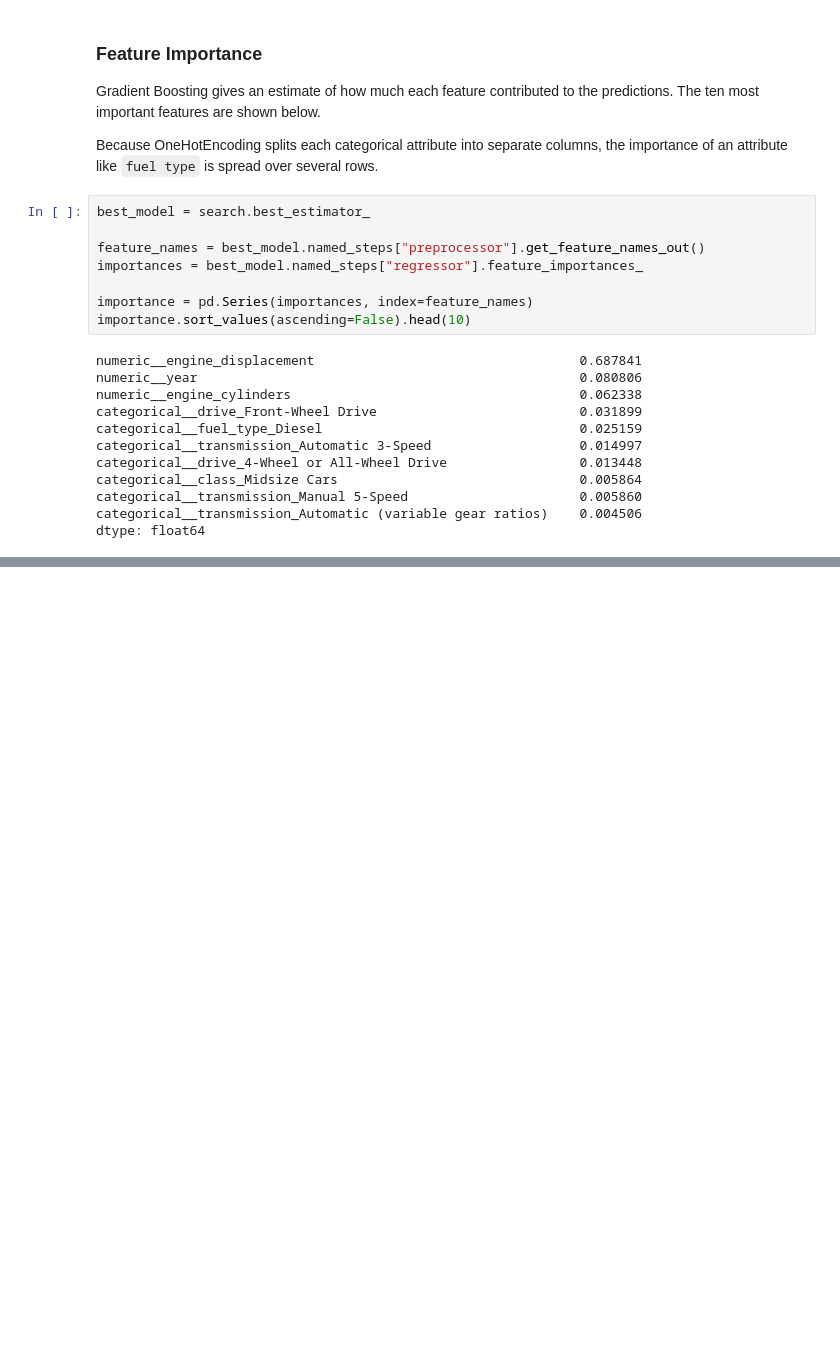
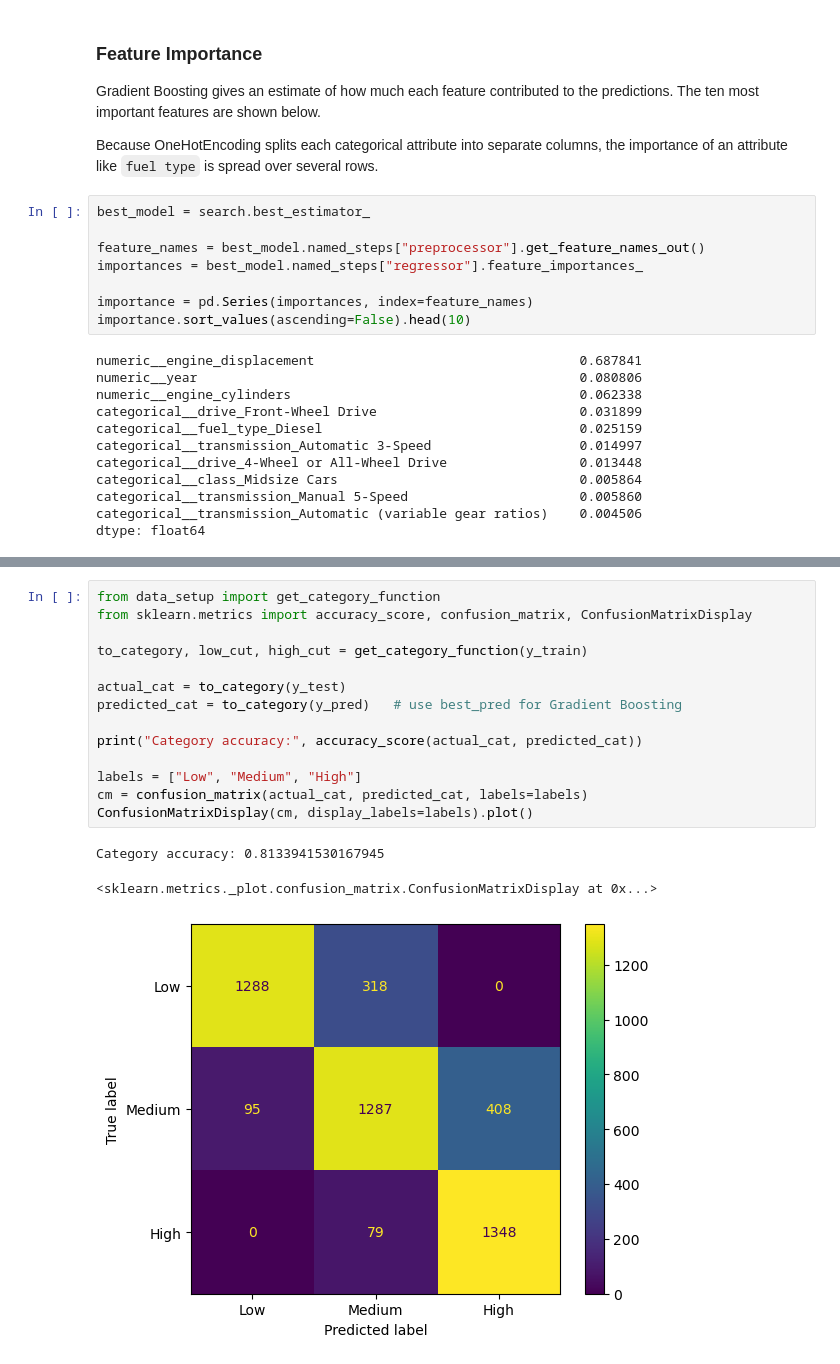
Before and after one commit to theorob284/Fuel-Classification, a Jupyter notebook: src/Gradient_Boost.ipynb, the cells around one changed output, grey strips where cells are left out. Drawn from its saved outputs; the diff is of its cells as text; blank space fills up the shorter version.

Commit message:
reverted strict deduplication, generated confusion matrices

```diff
--- a/src/Gradient_Boost.ipynb
+++ b/src/Gradient_Boost.ipynb
@@ -273,0 +278,18 @@ dtype: float64
+# %%
+from data_setup import get_category_function
+from sklearn.metrics import accuracy_score, confusion_matrix, ConfusionMatrixDisplay
+
+to_category, low_cut, high_cut = get_category_function(y_train)
+
+actual_cat = to_category(y_test)
+predicted_cat = to_category(y_pred)   # use best_pred for Gradient Boosting
+
+print("Category accuracy:", accuracy_score(actual_cat, predicted_cat))
+
+labels = ["Low", "Medium", "High"]
+cm = confusion_matrix(actual_cat, predicted_cat, labels=labels)
+ConfusionMatrixDisplay(cm, display_labels=labels).plot()
+# %% [output]
+Category accuracy: 0.8133941530167945
+<sklearn.metrics._plot.confusion_matrix.ConfusionMatrixDisplay at 0x...>
+[figure, added]
```
Also changed, not shown: parts of 1 cell of this notebook, 8 other files.
